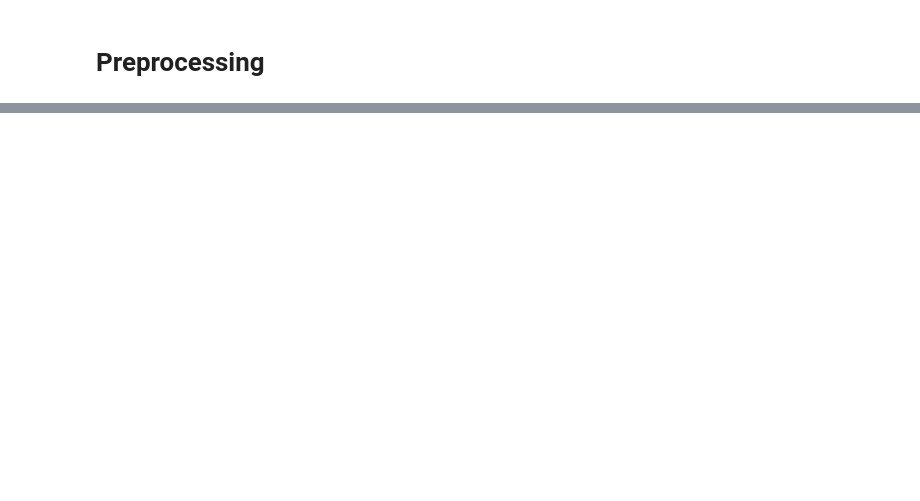
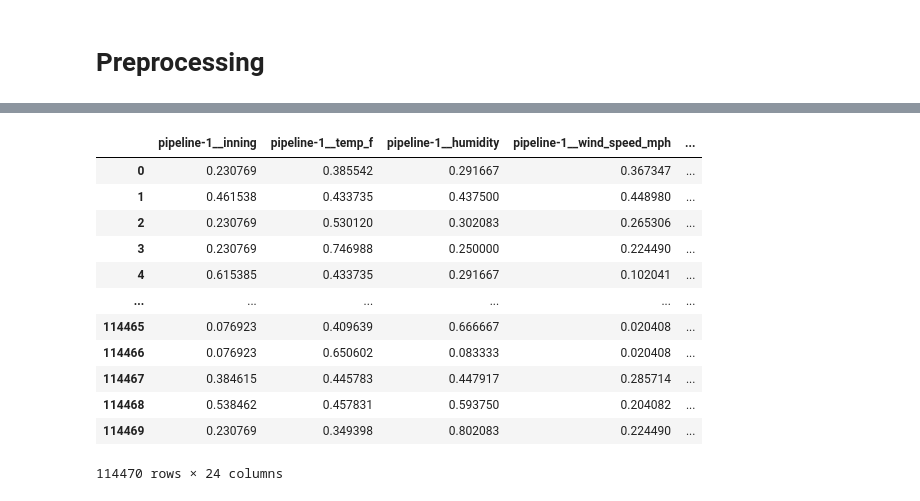
Before and after one commit to Scavo1225/mlb-at-bat-predictor, a Jupyter notebook: notebooks/preprocessing.ipynb, the cells around one changed output, grey strips where cells are left out. Drawn from its saved outputs; the diff is of its cells as text; code cells hidden in the pictures; blank space fills up the shorter version.

Commit message:
Finilizing preprocessing: pipeline and split X_train and X_test

```diff
--- a/notebooks/preprocessing.ipynb
+++ b/notebooks/preprocessing.ipynb
@@ -21,6 +40,6 @@ data = pd.read_csv("../raw_data/")
 # %%
 # Convert weather_condition to 3 categories
-categories = pd.read_csv("../raw_data/weather_cat_mapping.csv", index_col="weather_condition")
+categories = pd.read_csv("../raw_data/Classeur2.csv",sep=";", index_col="weather_condition")
 categories = categories.to_dict()["weather_cat"]
 
 data.weather_condition = data.weather_condition.replace(categories)
@@ -46,24 +47,39 @@ data.weather_condition = data.weather_condition.replace(categories)
 X = data.drop(columns=["y_target"])
 y = data.y_target
 # %%
-X_train, y_train, X_test, y_test = train_test_split(X, y, test_size=0.20)
+X_train, X_test, y_train, y_test = train_test_split(X, y, test_size=0.20)
 # %%
 #Adding imputer to handle null values
 imputer = KNNImputer(n_neighbors=5)
 # %%
-num_col = make_column_selector(dtype_include=np.number)
-num_transformer = MinMaxScaler()
+num_col = ["inning", "temp_f", "humidity", "wind_speed_mph", "attendance", "pitch_speed_mph",
+           "pitch_count_at_bat", "pitcher_pitch_count_at_bat_start", "outs_at_start", "distance",
+           "hitter_previous_stats", "pitcher_previous_stats"]
 
-cat_col = make_column_selector(dtype_exclude=np.number)
-cat_transformer = OneHotEncoder(sparse=True, drop="if_binary")
+num_transformer = make_pipeline(
+    SimpleImputer(strategy="most_frequent"),
+    MinMaxScaler()
+)
 
 
+bin_cat_col = ["side", "pitcher_hand", "day_night"]
+bin_cat_transformer = make_pipeline(
+    SimpleImputer(strategy="most_frequent"),
+    OrdinalEncoder()
+)
+
+cat_col = ["hitter_hand", "weather_condition", "stadium_stadium_type"]
+cat_transformer = make_pipeline(
+    SimpleImputer(strategy="most_frequent"),
+    OneHotEncoder(sparse_output=True, drop="if_binary")
+)
 
 preproc_transformer = make_column_transformer(
     (num_transformer, num_col),
+    (bin_cat_transformer, bin_cat_col),
     (cat_transformer, cat_col)
 )
 
-preproc = make_pipeline(imputer, preproc_transformer)
+preproc = make_pipeline(preproc_transformer)
 preproc
 # %% [output]
@@ -80,7 +104,26 @@ Pipeline(steps=[('knnimputer', KNNImputer()),
 preproc.fit(X_train)
 
 X_train_preproc = preproc.transform(X_train)
+X_train_preproc = pd.DataFrame(X_train_preproc, columns=preproc.get_feature_names_out())
+
 X_test_preproc = preproc.transform(X_test)
+X_test_preproc = pd.DataFrame(X_test_preproc, columns=preproc.get_feature_names_out())
+# %%
+X_train_preproc
+# %% [output]
+|  | pipeline-1__inning | pipeline-1__temp_f | pipeline-1__humidity | pipeline-1__wind_speed_mph | ... |
+| 0 | 0.230769 | 0.385542 | 0.291667 | 0.367347 | ... |
+| 1 | 0.461538 | 0.433735 | 0.437500 | 0.448980 | ... |
+| 2 | 0.230769 | 0.530120 | 0.302083 | 0.265306 | ... |
+| 3 | 0.230769 | 0.746988 | 0.250000 | 0.224490 | ... |
+| 4 | 0.615385 | 0.433735 | 0.291667 | 0.102041 | ... |
+| ... | ... | ... | ... | ... | ... |
+| 114465 | 0.076923 | 0.409639 | 0.666667 | 0.020408 | ... |
+| 114466 | 0.076923 | 0.650602 | 0.083333 | 0.020408 | ... |
+| 114467 | 0.384615 | 0.445783 | 0.447917 | 0.285714 | ... |
+| 114468 | 0.538462 | 0.457831 | 0.593750 | 0.204082 | ... |
+| 114469 | 0.230769 | 0.349398 | 0.802083 | 0.224490 | ... |
+114470 rows × 24 columns
 # %%
 X_train_preproc.to_csv("../preproc_data/X_train_preproc.csv")
 X_test_preproc.to_csv("../preproc_data/X_test_preproc.csv")
```
Also changed, not shown: parts of 9 cells of this notebook.
